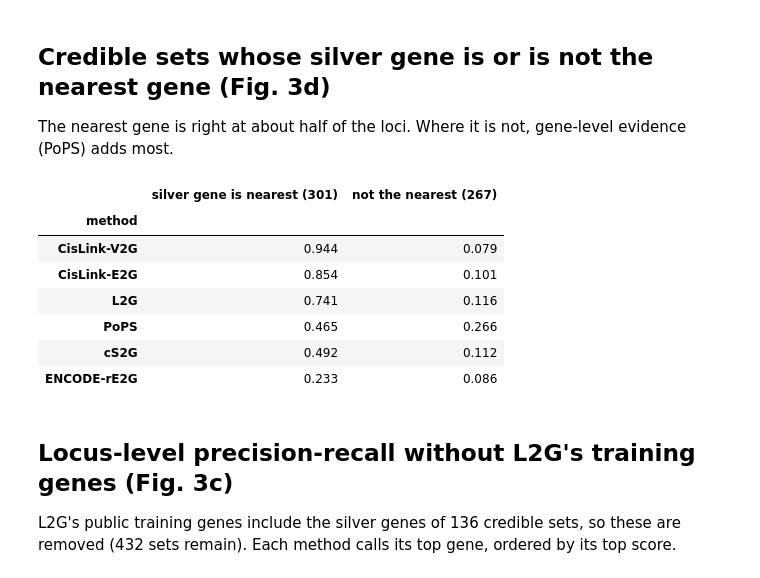
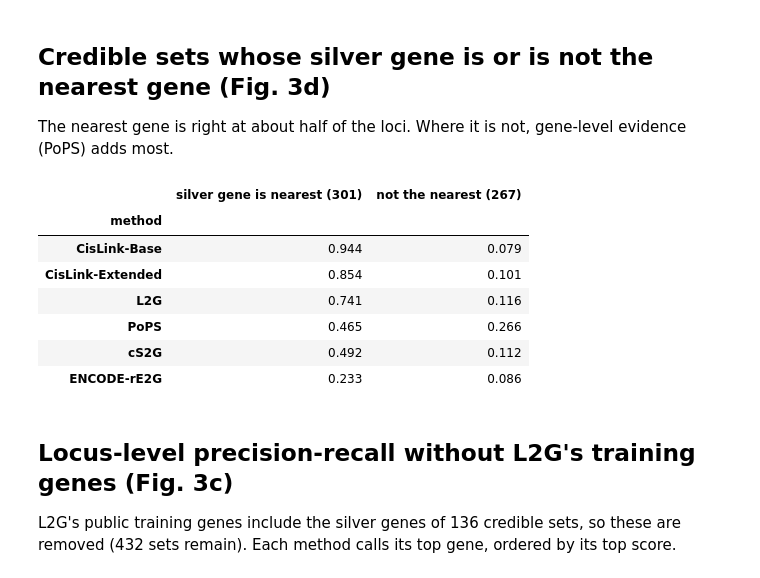
Before and after one commit to mingjutsai/CisLink, a Jupyter notebook: notebooks/05_gwas_silver_standard.ipynb, the cells around one changed output. Drawn from its saved outputs; the diff is of its cells as text; code cells hidden in the pictures.

```diff
--- a/notebooks/05_gwas_silver_standard.ipynb
+++ b/notebooks/05_gwas_silver_standard.ipynb
@@ -13,7 +13,8 @@ from cislink import gwas
 t = pd.read_csv("../data/gwas/silver_standard.tsv.gz", sep="\t").rename(
     columns={"Credible set": "locus", "Fine-mapping region": "region", "Silver gene": "target"})
 print(t.locus.nunique(), "credible sets,", t.Trait.nunique(), "traits,", t.region.nunique(), "fine-mapping regions,", len(t), "candidate genes")
-METHODS = {"CisLink-V2G": False, "CisLink-E2G": False, "Nearest gene": True, "L2G": False, "PoPS": False, "cS2G": False, "ENCODE-rE2G": False, "ABC": False}
+METHODS = {"CisLink-Base": False, "CisLink-Extended": False, "Nearest gene": True, "L2G": False, "PoPS": False, "cS2G": False,
+           "ENCODE-rE2G": False, "ABC": False}
 # %% [output]
 568 credible sets, 31 traits, 265 fine-mapping regions, 14305 candidate genes
 # %% [markdown]
@@ -75,16 +76,16 @@ The nearest gene is right at about half of the loci. Where it is not, gene-level
 # %%
 nearest_target = t.target & (t["Nearest gene"] == t.groupby("locus")["Nearest gene"].transform("max"))
 near = set(t[nearest_target].locus)
 rows = []
 for name, sub in (("silver gene is nearest", t[t.locus.isin(near)]), ("not the nearest", t[~t.locus.isin(near)])):
-    r = gwas.summarize(sub, {m: METHODS[m] for m in ("CisLink-V2G", "CisLink-E2G", "L2G", "PoPS", "cS2G", "ENCODE-rE2G")}).set_index("method").top1
+    r = gwas.summarize(sub, {m: METHODS[m] for m in ("CisLink-Base", "CisLink-Extended", "L2G", "PoPS", "cS2G", "ENCODE-rE2G")}).set_index("method").top1
     rows.append(r.rename(f"{name} ({sub.locus.nunique()})"))
 pd.concat(rows, axis=1).round(3)
 # %% [output]
 |  | silver gene is nearest (301) | not the nearest (267) |
 | method |  |  |
-| CisLink-V2G | 0.944 | 0.079 |
-| CisLink-E2G | 0.854 | 0.101 |
+| CisLink-Base | 0.944 | 0.079 |
+| CisLink-Extended | 0.854 | 0.101 |
 | L2G | 0.741 | 0.116 |
 | PoPS | 0.465 | 0.266 |
 | cS2G | 0.492 | 0.112 |
```
Also changed, not shown: parts of 5 cells of this notebook, 19 other files.
